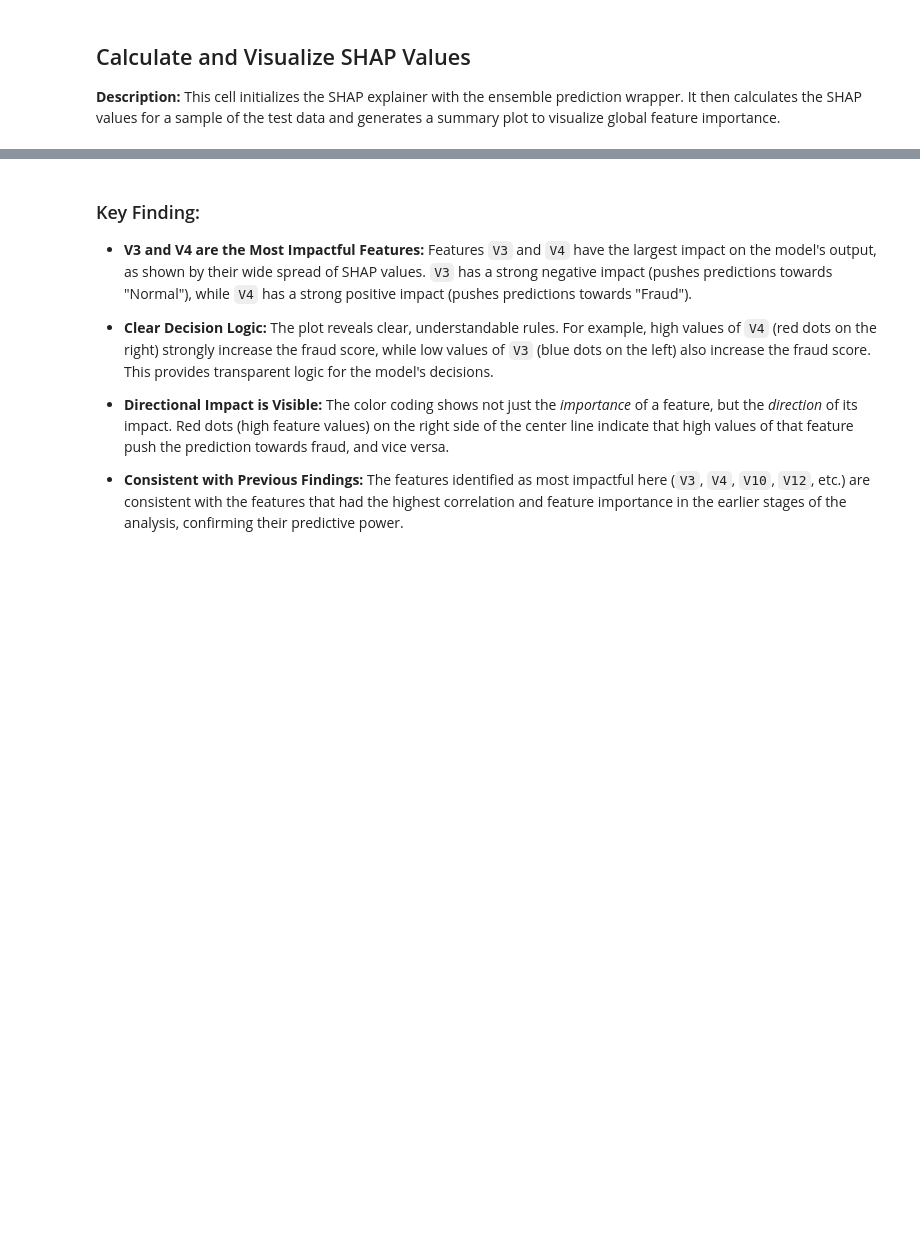
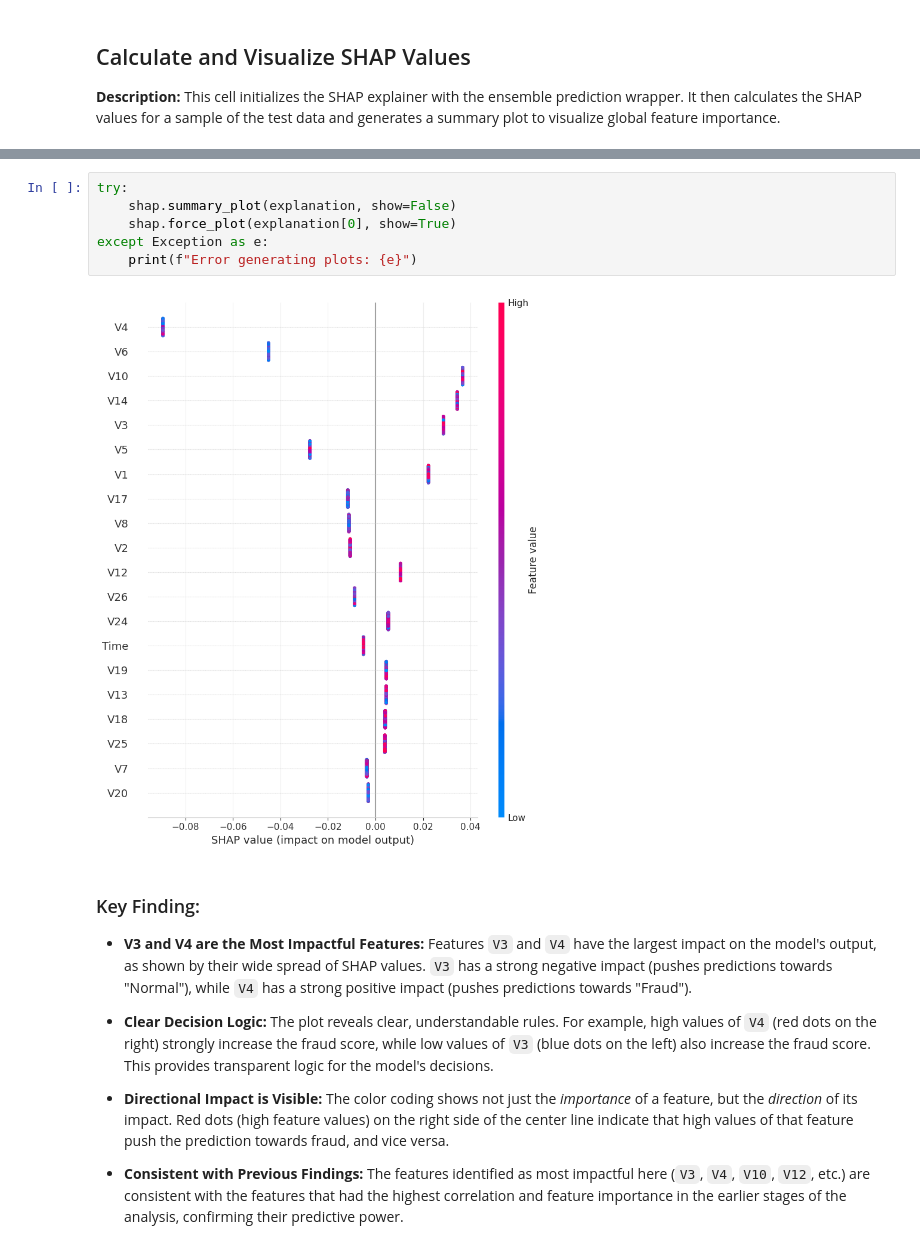
Before and after one commit to KBhardwaj-007/Credit-Card-Fraud-Detection, a Jupyter notebook: Credit_Card_Fraud_Detection.ipynb, the cells around one changed output, grey strips where cells are left out. Drawn from its saved outputs; the diff is of its cells as text; blank space fills up the shorter version.

Commit message:
updated SHAP plot

```diff
--- a/Credit_Card_Fraud_Detection.ipynb
+++ b/Credit_Card_Fraud_Detection.ipynb
@@ -3016,3 +2905,11 @@ Calculating SHAP values (this is computationally intensive)...
+# %%
+try:
+    shap.summary_plot(explanation, show=False)
+    shap.force_plot(explanation[0], show=True)
+except Exception as e:
+    print(f"Error generating plots: {e}")
+# %% [output]
+[figure, added]
 # %% [markdown]
 ### Key Finding:
 
```
Also changed, not shown: parts of 3 cells of this notebook.
